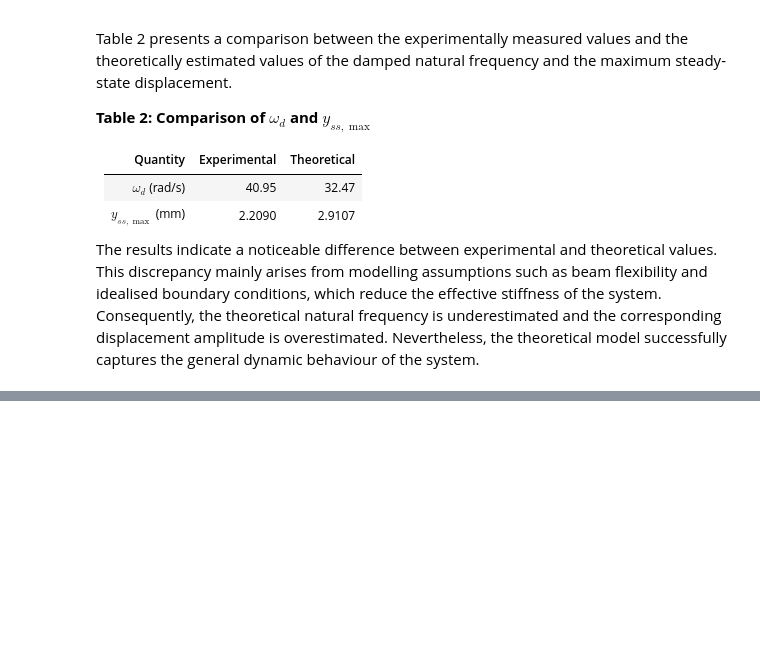
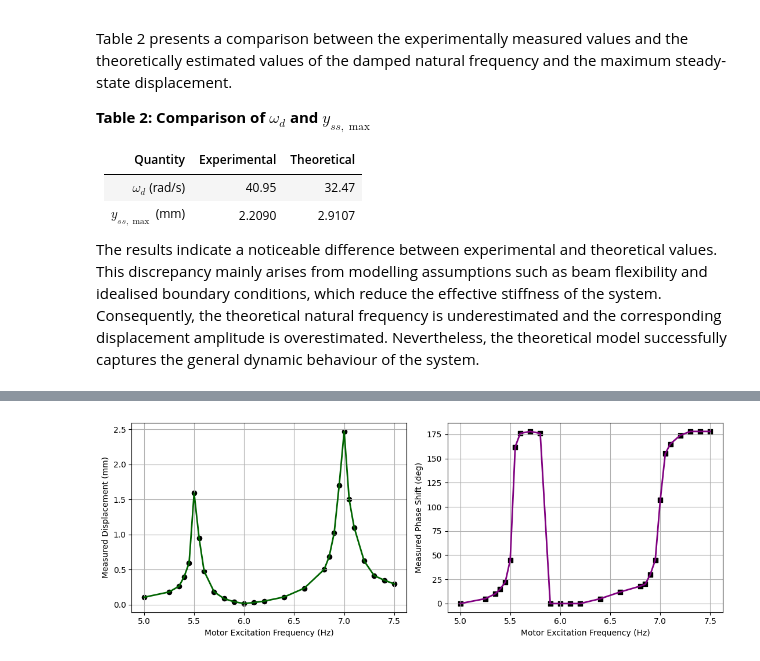
Before and after one commit to chamudithamk/ME422-B2-Lab-Group, a Jupyter notebook: Vibration/E_20_268_Nimesha_K_P_S_Vibration.ipynb, the cells around one changed output, grey strips where cells are left out. Drawn from its saved outputs; the diff is of its cells as text; code cells hidden in the pictures; blank space fills up the shorter version.

```diff
--- a/Vibration/E_20_268_Nimesha_K_P_S_Vibration.ipynb
+++ b/Vibration/E_20_268_Nimesha_K_P_S_Vibration.ipynb
@@ -1431,0 +1842,64 @@ behaviour of the system.
+# %%
+import numpy as np
+import matplotlib.pyplot as plt
+
+# --------------------------------------------------
+# Experimental frequency response data (with absorber)
+# --------------------------------------------------
+
+freq_L = np.array([5.00, 5.25, 5.35, 5.40, 5.45, 5.50, 5.55, 5.60,
+                   5.70, 5.80, 5.90, 6.00, 6.10, 6.20])
+
+amp_L = np.array([0.1045, 0.1800, 0.2630, 0.3975, 0.5935, 1.5890,
+                  0.9485, 0.4770, 0.1820, 0.0845, 0.0405,
+                  0.0150, 0.0300, 0.0490])
+
+phase_L = np.array([0, 5, 10, 15, 22, 45, 162, 176,
+                    178, 176, 0, 0, 0, 0])
+
+
+freq_R = np.array([6.40, 6.60, 6.80, 6.85, 6.90, 6.95, 7.00, 7.05,
+                   7.10, 7.20, 7.30, 7.40, 7.50])
+
+amp_R = np.array([0.1085, 0.2325, 0.5010, 0.6830, 1.0205, 1.7000,
+                  2.4705, 1.5010, 1.1000, 0.6220, 0.4130,
+                  0.3485, 0.2950])
+
+phase_R = np.array([5, 12, 18, 20, 30, 45, 107, 155,
+                    165, 174, 178, 178, 178])
+
+
+# Merge and sort data
+freq = np.concatenate((freq_L, freq_R))
+amp = np.concatenate((amp_L, amp_R))
+phase = np.concatenate((phase_L, phase_R))
+
+order = np.argsort(freq)
+freq = freq[order]
+amp = amp[order]
+phase = phase[order]
+
+# --------------------------------------------------
+# Plotting experimental response
+# --------------------------------------------------
+
+fig, ax = plt.subplots(1, 2, figsize=(11, 4))
+
+# Amplitude response
+ax[0].plot(freq, amp, color='darkgreen', linewidth=2)
+ax[0].scatter(freq, amp, color='black', marker='o', s=35)
+ax[0].set_xlabel('Motor Excitation Frequency (Hz)')
+ax[0].set_ylabel('Measured Displacement (mm)')
+ax[0].grid(True)
+
+# Phase response
+ax[1].plot(freq, phase, color='purple', linewidth=2)
+ax[1].scatter(freq, phase, color='black', marker='s', s=35)
+ax[1].set_xlabel('Motor Excitation Frequency (Hz)')
+ax[1].set_ylabel('Measured Phase Shift (deg)')
+ax[1].grid(True)
+
+plt.tight_layout()
+plt.show()
+# %% [output]
+[figure, added]
```
Also changed, not shown: parts of 15 cells of this notebook.
